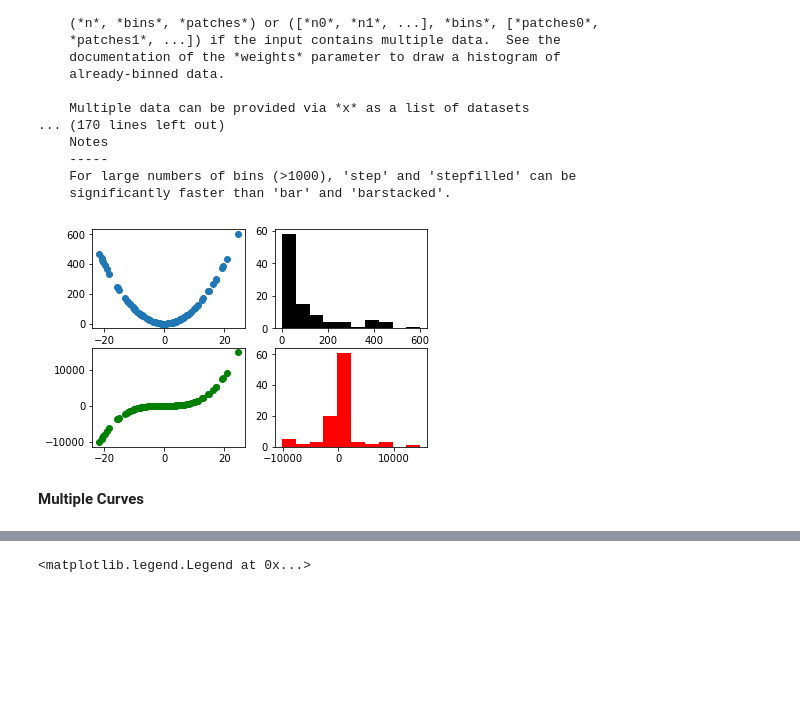
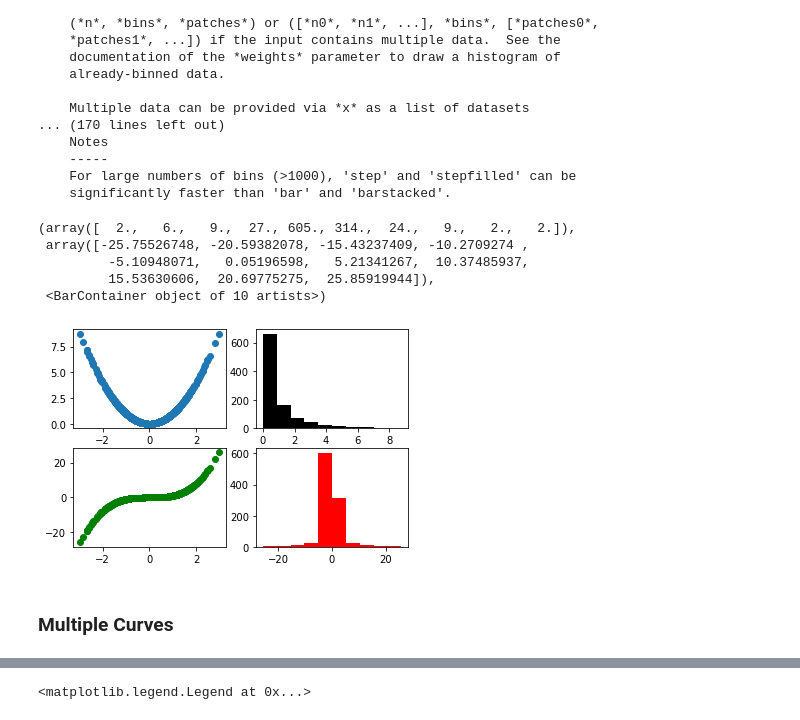
Before and after one commit to ay7n/RUCIL-PY-JUPYTER-DATA-VISUALIZATION, a Jupyter notebook: pyplot.ipynb, the cells around one changed output, grey strips where cells are left out. Cells and saved outputs as stored; diff of their text form; code cells hidden in the pictures; blank space fills up the shorter version.

```diff
--- a/pyplot.ipynb
+++ b/pyplot.ipynb
@@ -97,22 +131,27 @@ hist(x, bins=None, range=None, density=False, weights=None, cumulative=False, bo
     For large numbers of bins (>1000), 'step' and 'stepfilled' can be
     significantly faster than 'bar' and 'barstacked'.
 # %%
-x = np.random.normal(0, 10, 100)
+x = np.random.normal(0, 1, 1000)
 y = x**2.0
 y1 = x**3.0
+
 plt.subplot(2,2,1)
 plt.scatter(x,y)
 plt.subplot(2,2,2)
 plt.hist(y, color='black')
 
 plt.subplot(2,2,3)
 plt.scatter(x,y1, color='green')
 plt.subplot(2,2,4)
 plt.hist(y1, color='red')
-plt.show()
 # %% [output]
+(array([  2.,   6.,   9.,  27., 605., 314.,  24.,   9.,   2.,   2.]),
+ array([-25.75526748, -20.59382078, -15.43237409, -10.2709274 ,
+         -5.10948071,   0.05196598,   5.21341267,  10.37485937,
+         15.53630606,  20.69775275,  25.85919944]),
+ <BarContainer object of 10 artists>)
-[figure, old version]
+[figure, new version]
 # %% [markdown]
-**Multiple Curves**
+### Multiple Curves
 # %%
 x = np.arange(0., 5., 0.1)
```
Also changed, not shown: parts of 28 cells of this notebook.
